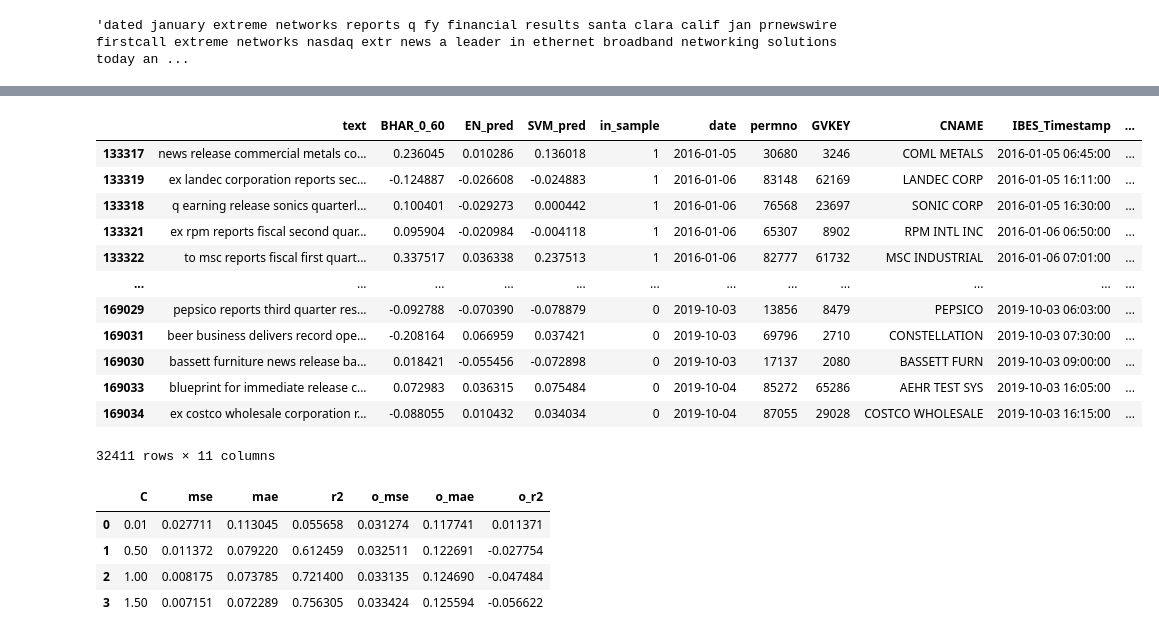
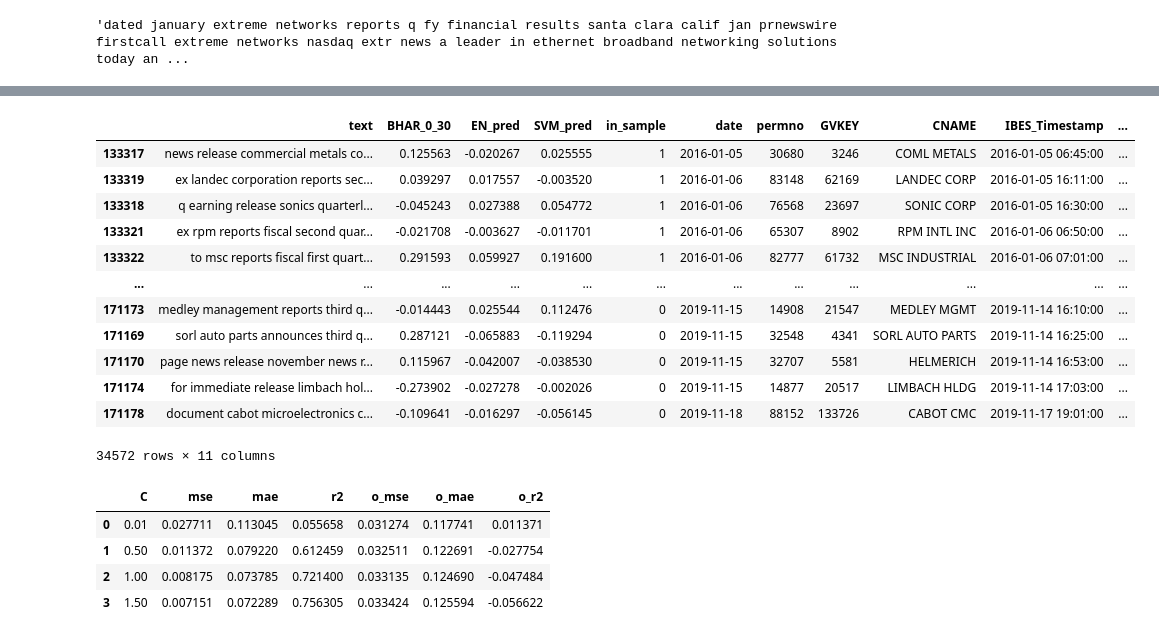
Before and after one commit to bw-NS/ML-Earnings, a Jupyter notebook: Code/pr_v2/pr_elastic_net.ipynb, the cells around one changed output, grey strips where cells are left out. Drawn from its saved outputs; the diff is of its cells as text; code cells hidden in the pictures.

```diff
--- a/Code/pr_v2/pr_elastic_net.ipynb
+++ b/Code/pr_v2/pr_elastic_net.ipynb
@@ -259,21 +277,21 @@ transform time:  2.78125
 ... (17 outputs left out)
 # %%
-pd.read_parquet("RW_saves_v2/BHAR_0_60_en_stats.parquet")# BHAR_0_60_en_stats en_stats_BHAR_0_30
-pd.read_parquet("RW_saves_v2/predictions_BHAR_0_60/RW3_en_svm_BHAR_0_60_s2016_e2019.parquet")
+pd.read_parquet("RW_saves_v2/BHAR_2_30_en_stats.parquet")# BHAR_0_60_en_stats en_stats_BHAR_0_30
+pd.read_parquet("RW_saves_v2/predictions_BHAR_2_30/RW3_en_svm_BHAR_0_30_s2016_e2019.parquet")
 # %% [output]
-|  | text | BHAR_0_60 | EN_pred | SVM_pred | in_sample | date | permno | GVKEY | CNAME | IBES_Timestamp | ... |
-| 133317 | news release commercial metals co... | 0.236045 | 0.010286 | 0.136018 | 1 | 2016-01-05 | 30680 | 3246 | COML METALS | 2016-01-05 06:45:00 | ... |
-| 133319 | ex landec corporation reports sec... | -0.124887 | -0.026608 | -0.024883 | 1 | 2016-01-06 | 83148 | 62169 | LANDEC CORP | 2016-01-05 16:11:00 | ... |
-| 133318 | q earning release sonics quarterl... | 0.100401 | -0.029273 | 0.000442 | 1 | 2016-01-06 | 76568 | 23697 | SONIC CORP | 2016-01-05 16:30:00 | ... |
-| 133321 | ex rpm reports fiscal second quar... | 0.095904 | -0.020984 | -0.004118 | 1 | 2016-01-06 | 65307 | 8902 | RPM INTL INC | 2016-01-06 06:50:00 | ... |
-| 133322 | to msc reports fiscal first quart... | 0.337517 | 0.036338 | 0.237513 | 1 | 2016-01-06 | 82777 | 61732 | MSC INDUSTRIAL | 2016-01-06 07:01:00 | ... |
+|  | text | BHAR_0_30 | EN_pred | SVM_pred | in_sample | date | permno | GVKEY | CNAME | IBES_Timestamp | ... |
+| 133317 | news release commercial metals co... | 0.125563 | -0.020267 | 0.025555 | 1 | 2016-01-05 | 30680 | 3246 | COML METALS | 2016-01-05 06:45:00 | ... |
+| 133319 | ex landec corporation reports sec... | 0.039297 | 0.017557 | -0.003520 | 1 | 2016-01-06 | 83148 | 62169 | LANDEC CORP | 2016-01-05 16:11:00 | ... |
+| 133318 | q earning release sonics quarterl... | -0.045243 | 0.027388 | 0.054772 | 1 | 2016-01-06 | 76568 | 23697 | SONIC CORP | 2016-01-05 16:30:00 | ... |
+| 133321 | ex rpm reports fiscal second quar... | -0.021708 | -0.003627 | -0.011701 | 1 | 2016-01-06 | 65307 | 8902 | RPM INTL INC | 2016-01-06 06:50:00 | ... |
+| 133322 | to msc reports fiscal first quart... | 0.291593 | 0.059927 | 0.191600 | 1 | 2016-01-06 | 82777 | 61732 | MSC INDUSTRIAL | 2016-01-06 07:01:00 | ... |
 | ... | ... | ... | ... | ... | ... | ... | ... | ... | ... | ... | ... |
-| 169029 | pepsico reports third quarter res... | -0.092788 | -0.070390 | -0.078879 | 0 | 2019-10-03 | 13856 | 8479 | PEPSICO | 2019-10-03 06:03:00 | ... |
-| 169031 | beer business delivers record ope... | -0.208164 | 0.066959 | 0.037421 | 0 | 2019-10-03 | 69796 | 2710 | CONSTELLATION | 2019-10-03 07:30:00 | ... |
-| 169030 | bassett furniture news release ba... | 0.018421 | -0.055456 | -0.072898 | 0 | 2019-10-03 | 17137 | 2080 | BASSETT FURN | 2019-10-03 09:00:00 | ... |
-| 169033 | blueprint for immediate release c... | 0.072983 | 0.036315 | 0.075484 | 0 | 2019-10-04 | 85272 | 65286 | AEHR TEST SYS | 2019-10-03 16:05:00 | ... |
-| 169034 | ex costco wholesale corporation r... | -0.088055 | 0.010432 | 0.034034 | 0 | 2019-10-04 | 87055 | 29028 | COSTCO WHOLESALE | 2019-10-03 16:15:00 | ... |
+| 171173 | medley management reports third q... | -0.014443 | 0.025544 | 0.112476 | 0 | 2019-11-15 | 14908 | 21547 | MEDLEY MGMT | 2019-11-14 16:10:00 | ... |
+| 171169 | sorl auto parts announces third q... | 0.287121 | -0.065883 | -0.119294 | 0 | 2019-11-15 | 32548 | 4341 | SORL AUTO PARTS | 2019-11-14 16:25:00 | ... |
+| 171170 | page news release november news r... | 0.115967 | -0.042007 | -0.038530 | 0 | 2019-11-15 | 32707 | 5581 | HELMERICH | 2019-11-14 16:53:00 | ... |
+| 171174 | for immediate release limbach hol... | -0.273902 | -0.027278 | -0.002026 | 0 | 2019-11-15 | 14877 | 20517 | LIMBACH HLDG | 2019-11-14 17:03:00 | ... |
+| 171178 | document cabot microelectronics c... | -0.109641 | -0.016297 | -0.056145 | 0 | 2019-11-18 | 88152 | 133726 | CABOT CMC | 2019-11-17 19:01:00 | ... |
-32411 rows × 11 columns
+34572 rows × 11 columns
 # %%
 # def train_EN(params= None):
 #     mse, mae, r2 = [], [], []
```
Also changed, not shown: parts of 5 cells of this notebook.
